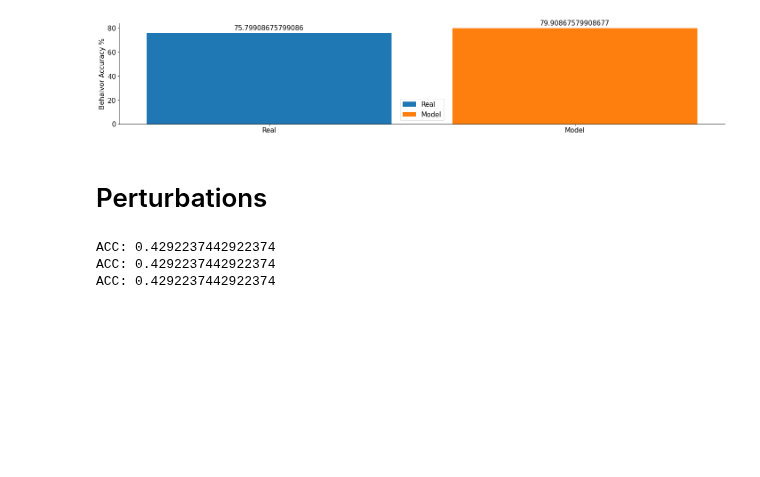
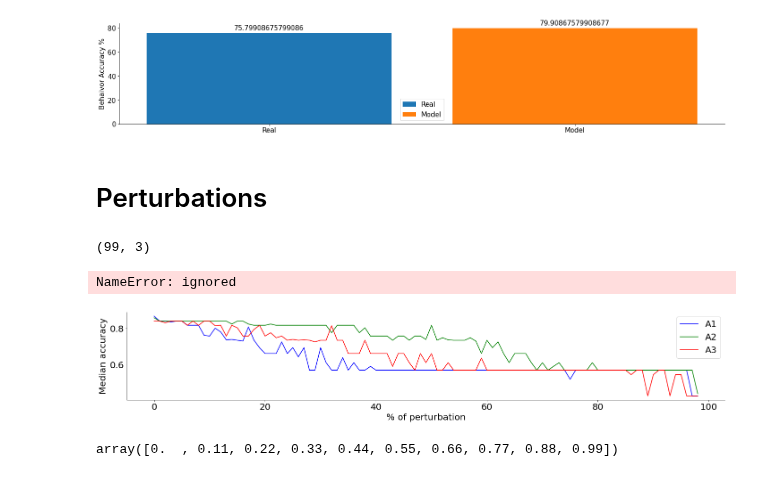
Before and after one commit to mgonzal1/nma_wombat_connectivy_project, a Jupyter notebook: connectivity.ipynb, the cells around one changed output. Drawn from its saved outputs; the diff is of its cells as text; code cells hidden in the pictures; blank space fills up the shorter version.

Commit message:
Perturbations

```diff
--- a/connectivity.ipynb
+++ b/connectivity.ipynb
@@ -831,20 +824,43 @@ def simulate_pertubations(weight_matrix):
 # %%
-p_A1= simulate_pertubations(A1) # p_A1 matrix of 0's
-p_A2= simulate_pertubations(A2)
-p_A3= simulate_pertubations(A3)
+pct_lesions = np.linspace(.05, .99, 99)
 
-p_choice = (sigmoid(stim @ p_A1 @ A2 @ A3)>0.5).flatten()
-acc = np.mean(choice==p_choice)
-print("ACC: {}".format(acc))
+n_sims = 100
+acc_m = np.zeros((len(pct_lesions), 3))
 
-p2_choice = (sigmoid(stim @ A1 @ p_A2 @ A3)>0.5).flatten()
-acc = np.mean(choice==p2_choice)
-print("ACC: {}".format(acc))
+for index,  pct_lesion in enumerate(pct_lesions):
+  acc = np.zeros((3,100))
+  for sim in range(n_sims):
+    p_A1= simulate_pertubations(A1, pct_lesion) # p_A1 matrix of 0's
+    p_A2= simulate_pertubations(A2, pct_lesion)
+    p_A3= simulate_pertubations(A3, pct_lesion)
+    p_choice = (sigmoid(stim @ p_A1 @ A2 @ A3)>0.5).flatten()
+    acc[0,sim] = np.mean(choice==p_choice)
+    p2_choice = (sigmoid(stim @ A1 @ p_A2 @ A3)>0.5).flatten()
+    acc[1,sim] = np.mean(choice==p2_choice)
+    p3_choice = (sigmoid(stim @ A1 @ A2 @ p_A3)>0.5).flatten()
+    acc[2,sim] = np.mean(choice==p3_choice)
 
-p3_choice = (sigmoid(stim @ A1 @ A2 @ p_A3)>0.5).flatten()
-acc = np.mean(choice==p3_choice)
-print("ACC: {}".format(acc))
+  acc_m[index] = np.median(acc,axis=1)
+  #print("Pct: ",pct_lesion, acc_m[index] )
+
+print(acc_m.shape)
 # %% [output]
-ACC: 0.4292237442922374
-ACC: 0.4292237442922374
-ACC: 0.4292237442922374
+(99, 3)
+NameError: ignored
+# %%
+# Plot the training loss over iterations of GD
+acc_m = acc_m.T
+plt.plot(acc_m[0], label="A1", color='blue', ) # A1
+plt.plot(acc_m[1], label="A2", color='green')
+plt.plot(acc_m[2], label="A3", color='red')
+plt.legend()
+
+plt.xlabel('% of perturbation')
+plt.ylabel('Median accuracy')
+plt.show()
+# %% [output]
+[figure, added]
+# %%
+np.linspace(0, .99, 10)
+# %% [output]
+array([0.  , 0.11, 0.22, 0.33, 0.44, 0.55, 0.66, 0.77, 0.88, 0.99])
```
Also changed, not shown: parts of 9 cells of this notebook.
